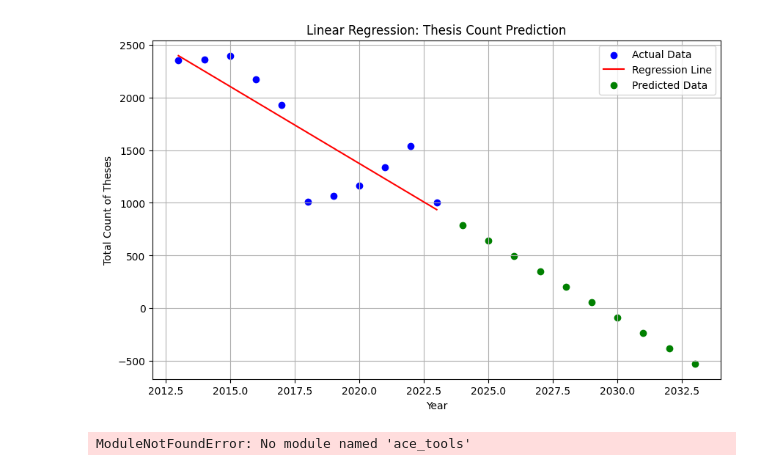
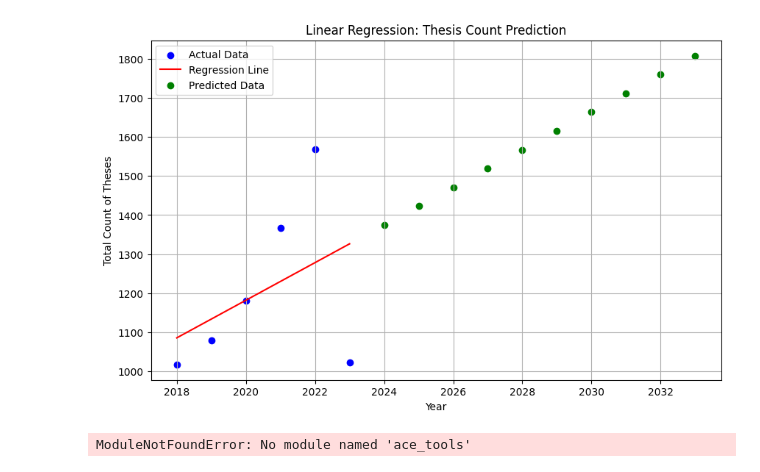
Before and after one commit to Pariodus/DSDE_Project, a Jupyter notebook: 6_ML/LinearRegression.ipynb, the cells around one changed output. Drawn from its saved outputs; the diff is of its cells as text; code cells hidden in the pictures.

```diff
--- a/6_ML/LinearRegression.ipynb
+++ b/6_ML/LinearRegression.ipynb
@@ -5,7 +5,8 @@ import numpy as np
 import matplotlib.pyplot as plt
 
 # Load the dataset
-file_path = 'C:/Users/HP/Desktop/CEDT_Year2/DSDE/Project/DSDE_Project/5_merge/complete_data.csv'
+# file_path = 'C:/Users/HP/Desktop/CEDT_Year2/DSDE/Project/DSDE_Project/5_merge/complete_data.csv'
+file_path = 'C:/Users/HP/Desktop/CEDT_Year2/DSDE/Project/DSDE_Project/4_data_prep(spark)/spark.csv'
 data = pd.read_csv(file_path)
 
 # Summarize the data by year
@@ -17,32 +18,32 @@ y = data_summary['Count'].values
 
 # Fit a linear regression model
 model = LinearRegression()
 model.fit(X, y)
 
 # Predict future values
 future_years = np.arange(data_summary['Year'].max() + 1, data_summary['Year'].max() + 11).reshape(-1, 1)
 future_predictions = model.predict(future_years)
 
 # Visualize the results
 plt.figure(figsize=(10, 6))
 plt.scatter(X, y, color='blue', label='Actual Data')
 plt.plot(X, model.predict(X), color='red', label='Regression Line')
 plt.scatter(future_years, future_predictions, color='green', label='Predicted Data')
 plt.xlabel('Year')
 plt.ylabel('Total Count of Theses')
 plt.title('Linear Regression: Thesis Count Prediction')
 plt.legend()
 plt.grid(True)
 plt.show()
 
 # Combine the predictions with years for display
 future_data = pd.DataFrame({
     'Year': future_years.flatten(),
     'Predicted Count': future_predictions
 })
 
 # Display the predictions
 import ace_tools as tools; tools.display_dataframe_to_user(name="Predicted Thesis Count", dataframe=future_data)
 # %% [output]
-[figure, old version]
+[figure, new version]
 ModuleNotFoundError: No module named 'ace_tools'
```
Also changed, not shown: 5 other files.
